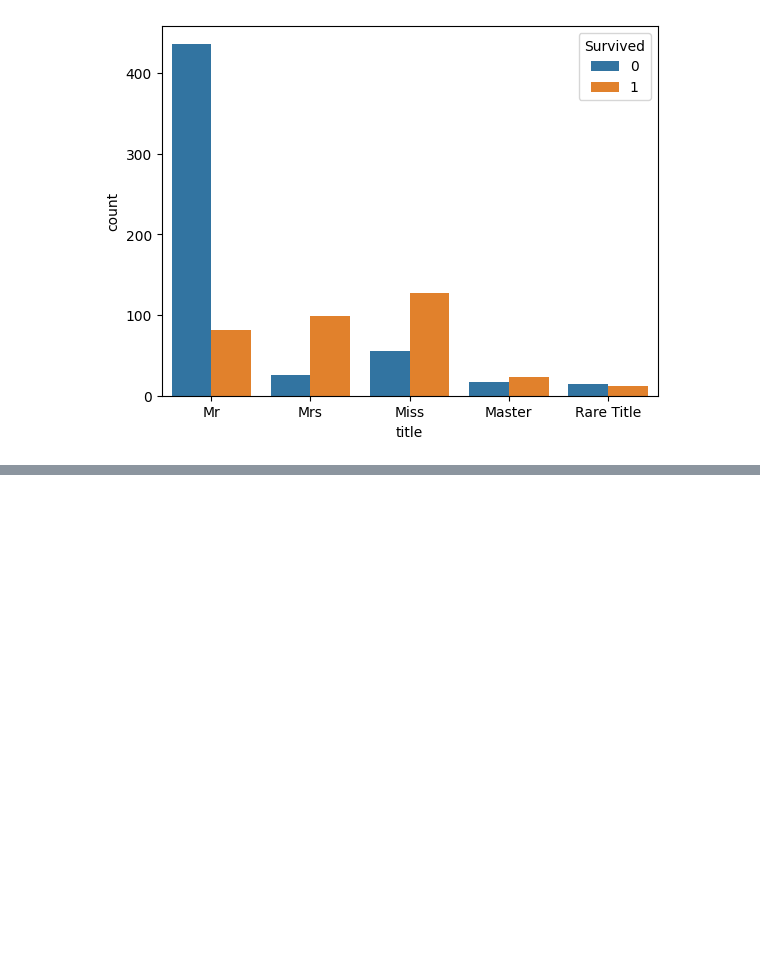
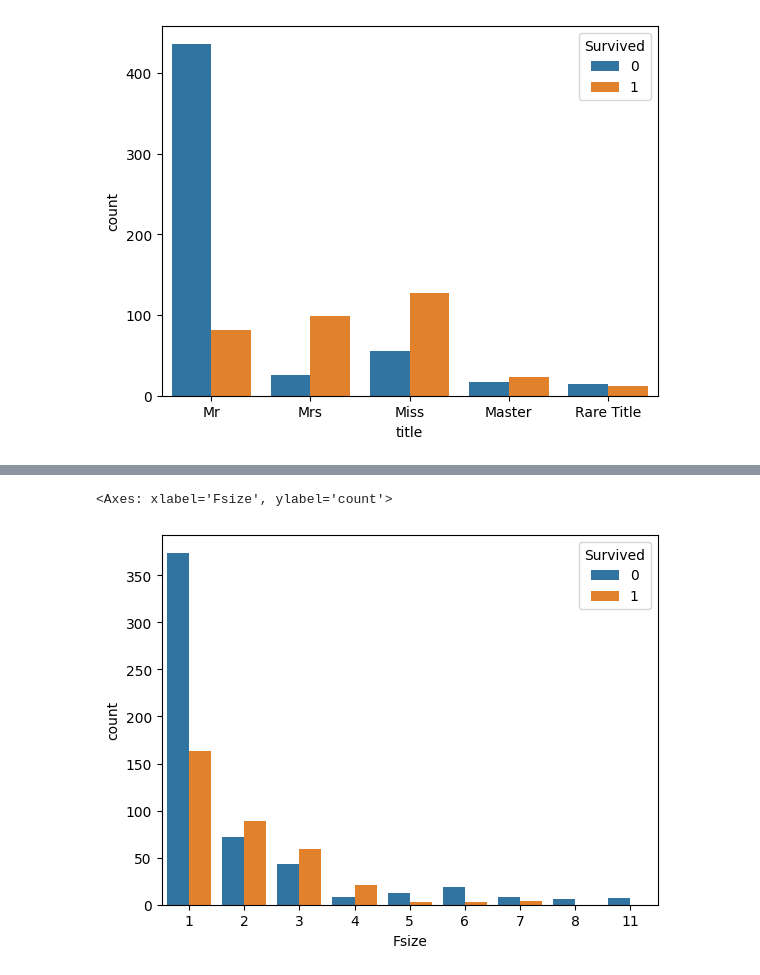
Before and after one commit to Aqib1012/Big_data_Certification, a Jupyter notebook: Wk3/day5.ipynb, the cells around one changed output, grey strips where cells are left out. Drawn from its saved outputs; the diff is of its cells as text; code cells hidden in the pictures; blank space fills up the shorter version.

```diff
--- a/Wk3/day5.ipynb
+++ b/Wk3/day5.ipynb
@@ -182,0 +189,7 @@ sns.countplot(x='title',hue="Survived",data=readfile)
+# %%
+readfile['Fsize']=readfile['SibSp']+ readfile['Parch']+1
+# %%
+sns.countplot(x='Fsize',hue="Survived",data=readfile)
+# %% [output]
+<Axes: xlabel='Fsize', ylabel='count'>
+[figure, added]
```
Also changed, not shown: parts of 1 cell of this notebook.
